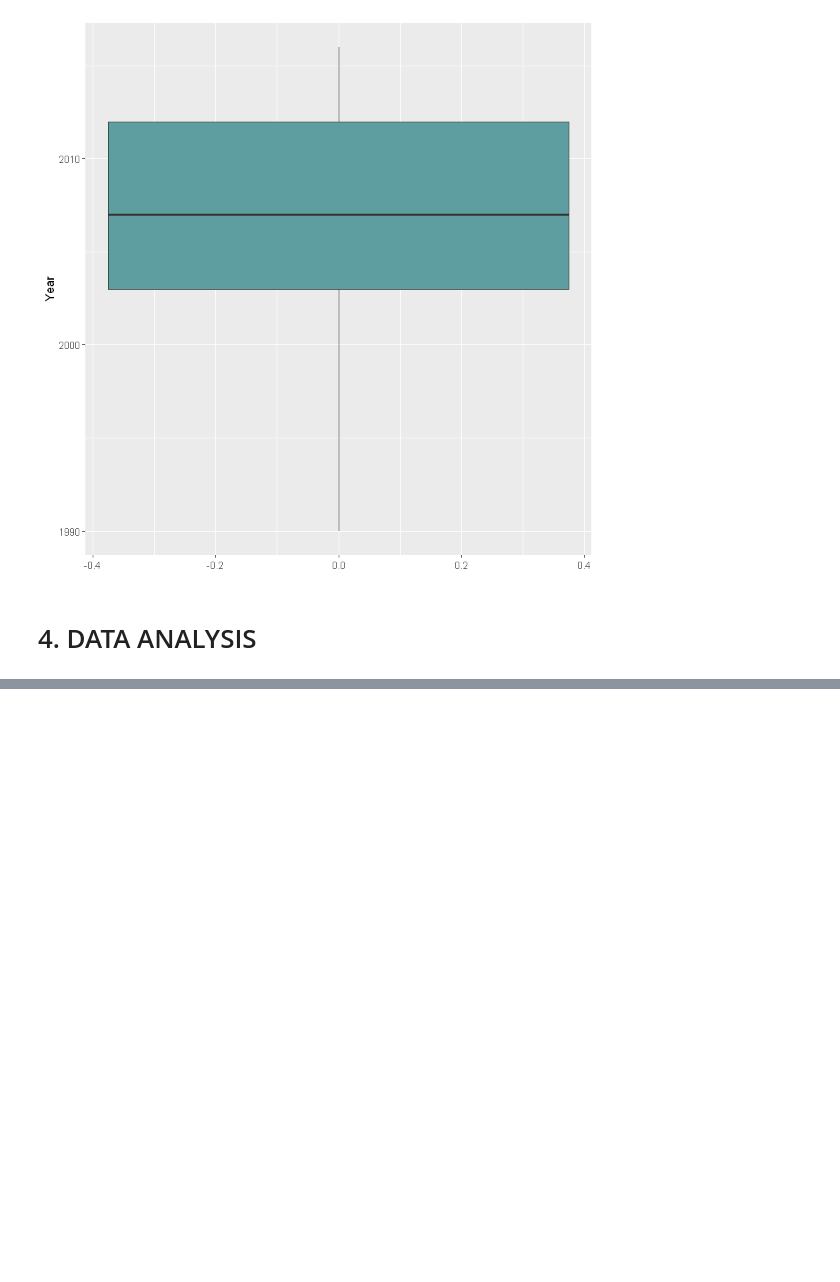
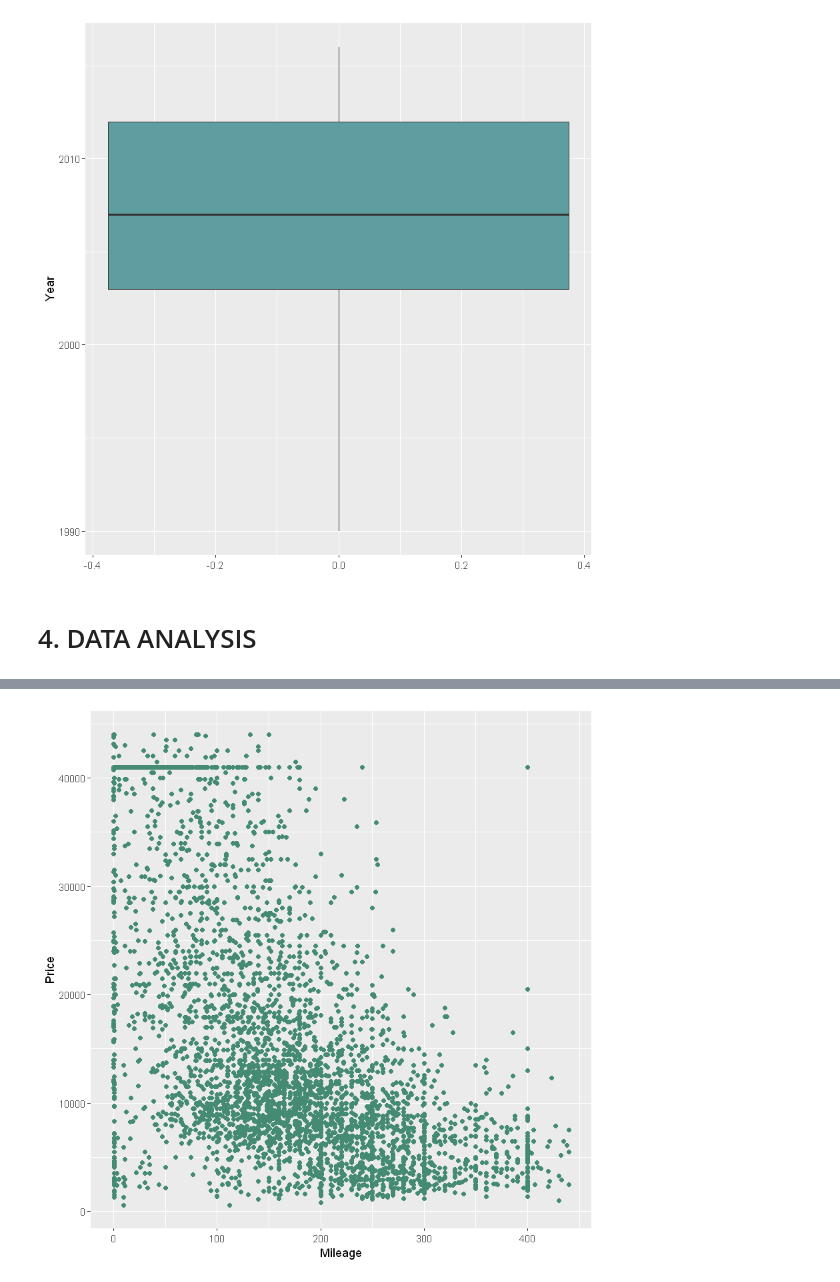
Before and after one commit to nithinivi/DataScienceInR, a Jupyter notebook: lesson-03/EDA.ipynb, the cells around one changed output, grey strips where cells are left out. Saved outputs shown, nothing was run; the diff lists cells and outputs as text; code cells hidden in the pictures; blank space fills up the shorter version.

Commit message:
Data Analysis Started

```diff
--- a/lesson-03/EDA.ipynb
+++ b/lesson-03/EDA.ipynb
@@ -377,0 +479,6 @@ ggplot(data=data,aes(y=Year))+ geom_boxplot(fill='cadetblue')
+# %%
+ggplot(data=data,aes(Mileage,Price))+geom_point(color='aquamarine4')
+
+## Negative Correlation Between Price and Mileage
+# %% [output]
+[figure, added]
```
Also changed, not shown: parts of 8 cells of this notebook, 3 other files.
